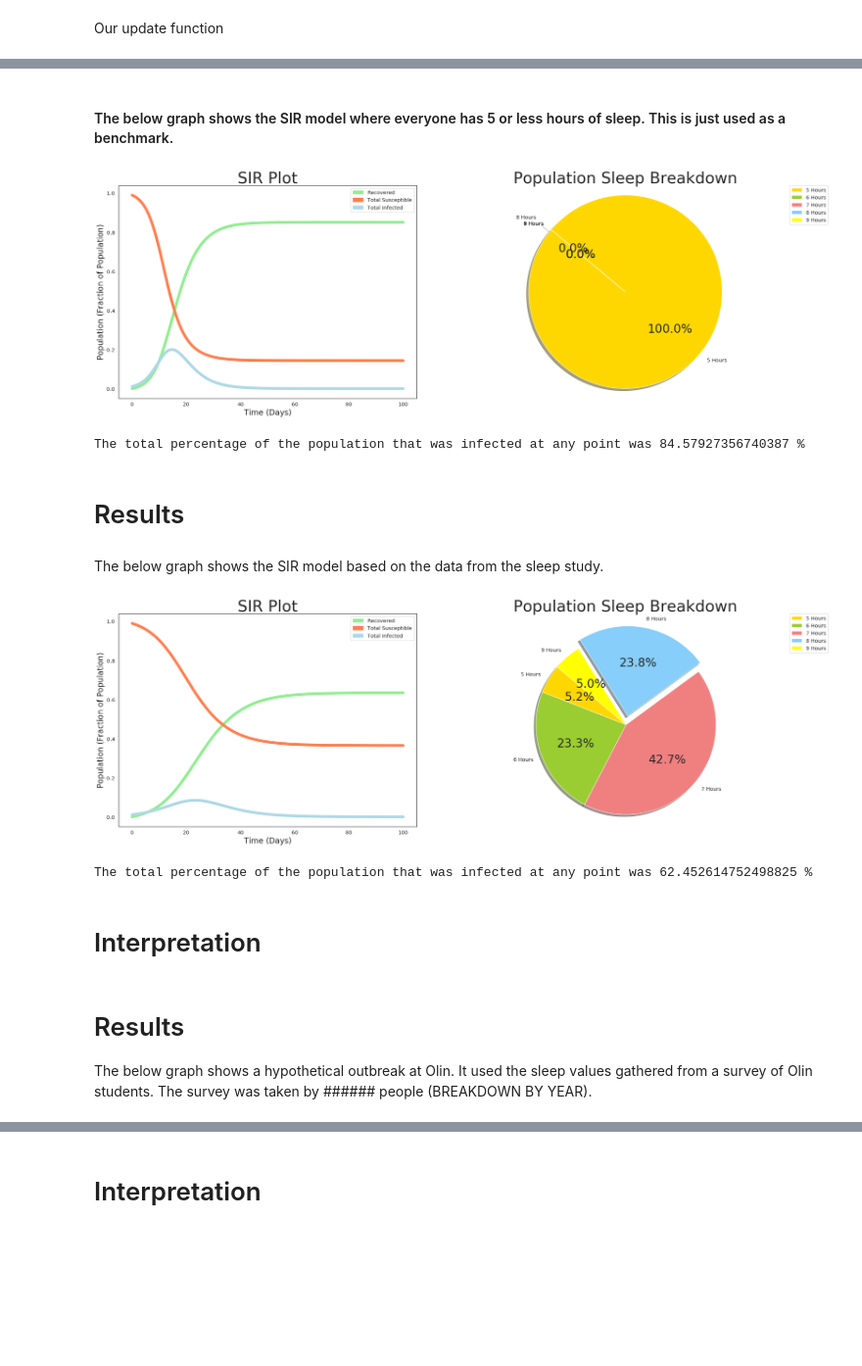
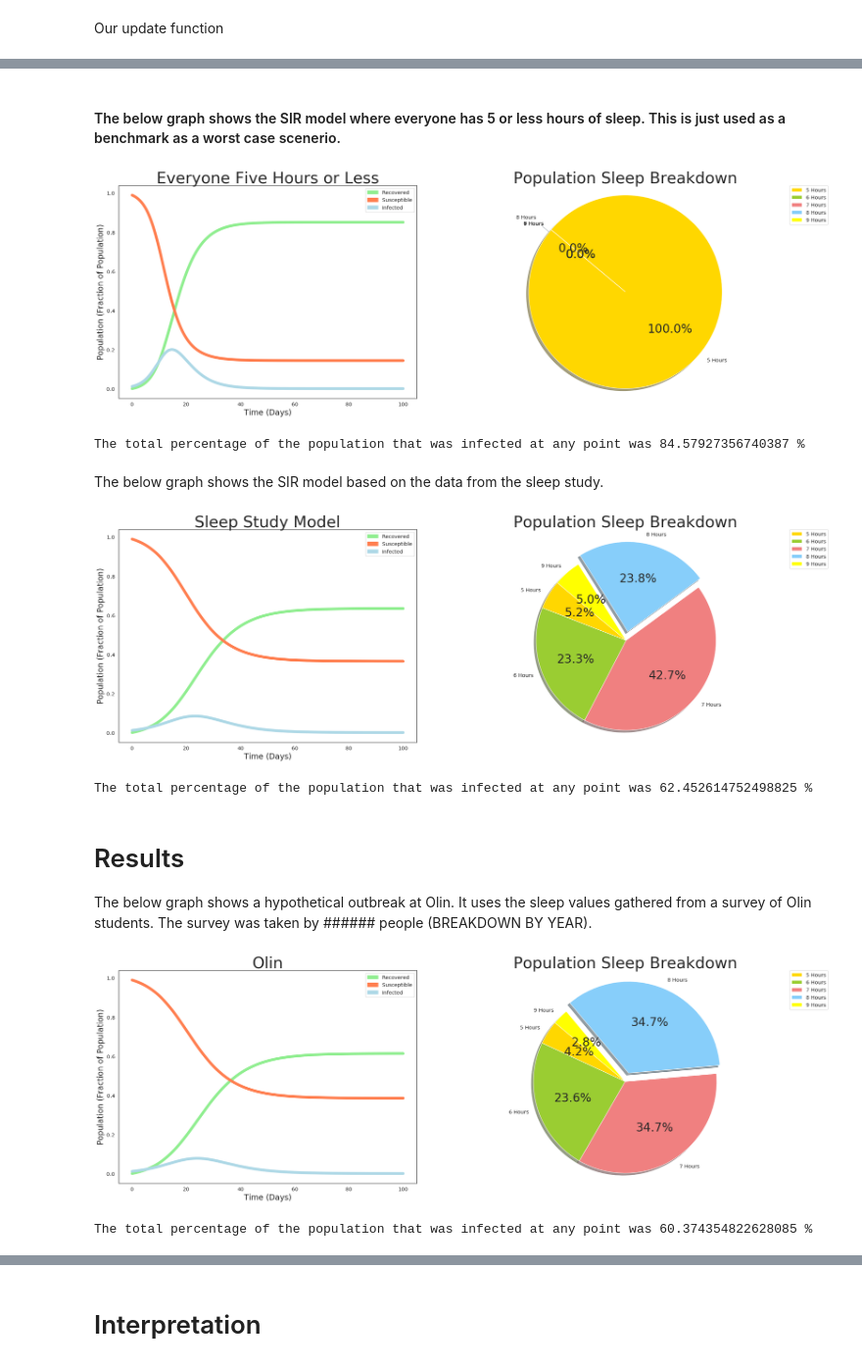
Before and after one commit to Griffith-Stites/ModSimPy, a Jupyter notebook: code/Project_2.ipynb, the cells around one changed output, grey strips where cells are left out. Shown at 98% size. Drawn from its saved outputs; the diff is of its cells as text; code cells hidden in the pictures; blank space fills up the shorter version.

```diff
--- a/code/Project_2.ipynb
+++ b/code/Project_2.ipynb
@@ -268,6 +271,6 @@ calc_total_infected(results)
 The total percentage of the population that was infected at any point was 46.0838642088387 %
 # %% [markdown]
-#### The below graph shows the SIR model where everyone has 5 or less hours of sleep. This is just used as a benchmark.
+#### The below graph shows the SIR model where everyone has 5 or less hours of sleep. This is just used as a benchmark as a worst case scenerio.
 # %%
 sleepFive = 1
 sleepSix = 0
@@ -277,13 +280,11 @@ sleepEight = 1 - sleepFive - sleepSix - sleepSeven - sleepNine
 system = make_system(sleepFive, sleepSix, sleepSeven, sleepEight, sleepNine, initialInfected, beta5, beta6, beta7, beta8, beta9, beta, gamma)
 
 results = run_simulation(system, update_func)
-plot_results(results, sleepFive, sleepSix, sleepSeven, sleepEight, sleepNine)
+plot_results(results, sleepFive, sleepSix, sleepSeven, sleepEight, sleepNine, 'Everyone Five Hours or Less')
 calc_total_infected(results)
 # %% [output]
-[figure, old version]
+[figure, new version]
 The total percentage of the population that was infected at any point was 84.57927356740387 %
-# %% [markdown]
-# Results
 # %% [markdown]
 The below graph shows the SIR model based on the data from the sleep study.
 # %%
@@ -295,14 +296,26 @@ sleepEight = 1 - sleepFive - sleepSix - sleepSeven - sleepNine
 system = make_system(sleepFive, sleepSix, sleepSeven, sleepEight, sleepNine, initialInfected, beta5, beta6, beta7, beta8, beta9, beta, gamma)
 
 results = run_simulation(system, update_func)
-plot_results(results, sleepFive, sleepSix, sleepSeven, sleepEight, sleepNine)
+plot_results(results, sleepFive, sleepSix, sleepSeven, sleepEight, sleepNine, 'Sleep Study Model')
 calc_total_infected(results)
 # %% [output]
-[figure, old version]
+[figure, new version]
 The total percentage of the population that was infected at any point was 62.452614752498825 %
-# %% [markdown]
-# Interpretation
 # %% [markdown]
 # Results
 
-The below graph shows a hypothetical outbreak at Olin. It used the sleep values gathered from a survey of Olin students. The survey was taken by ###### people (BREAKDOWN BY YEAR).
+The below graph shows a hypothetical outbreak at Olin. It uses the sleep values gathered from a survey of Olin students. The survey was taken by ###### people (BREAKDOWN BY YEAR).
+# %%
+sleepFive = .042
+sleepSix = .236
+sleepSeven = .347
+sleepNine = .028
+sleepEight = 1 - sleepFive - sleepSix - sleepSeven - sleepNine
+system = make_system(sleepFive, sleepSix, sleepSeven, sleepEight, sleepNine, initialInfected, beta5, beta6, beta7, beta8, beta9, beta, gamma)
+
+results = run_simulation(system, update_func)
+plot_results(results, sleepFive, sleepSix, sleepSeven, sleepEight, sleepNine, 'Olin')
+calc_total_infected(results)
+# %% [output]
+[figure, added]
+The total percentage of the population that was infected at any point was 60.374354822628085 %
```
Also changed, not shown: parts of 8 cells of this notebook.
